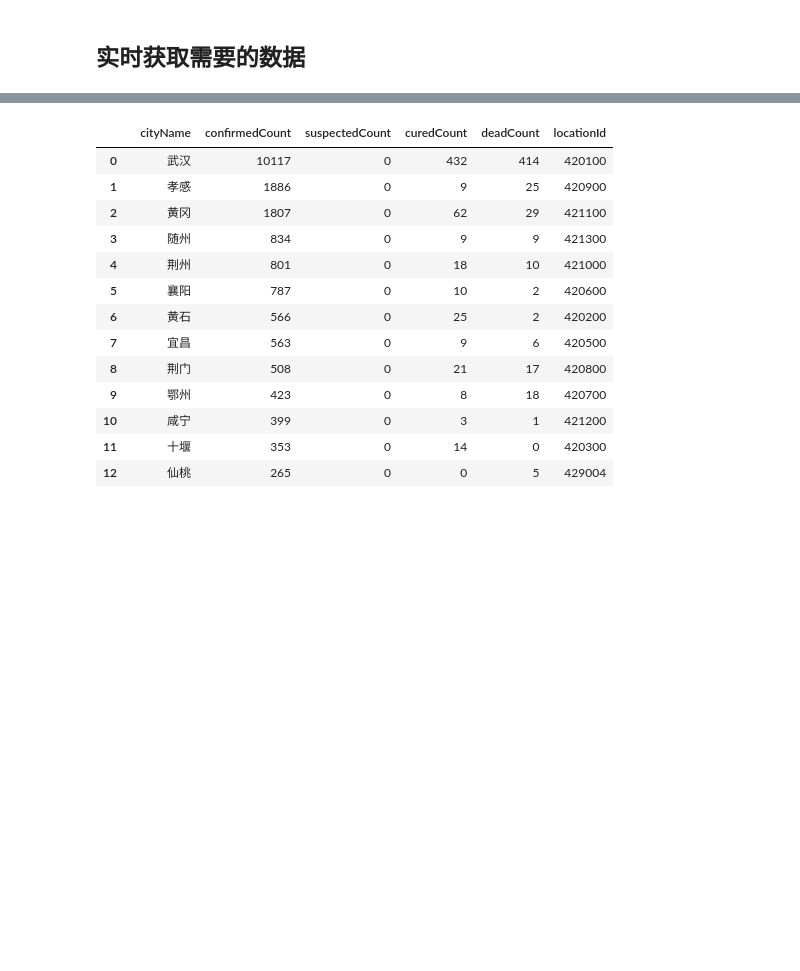
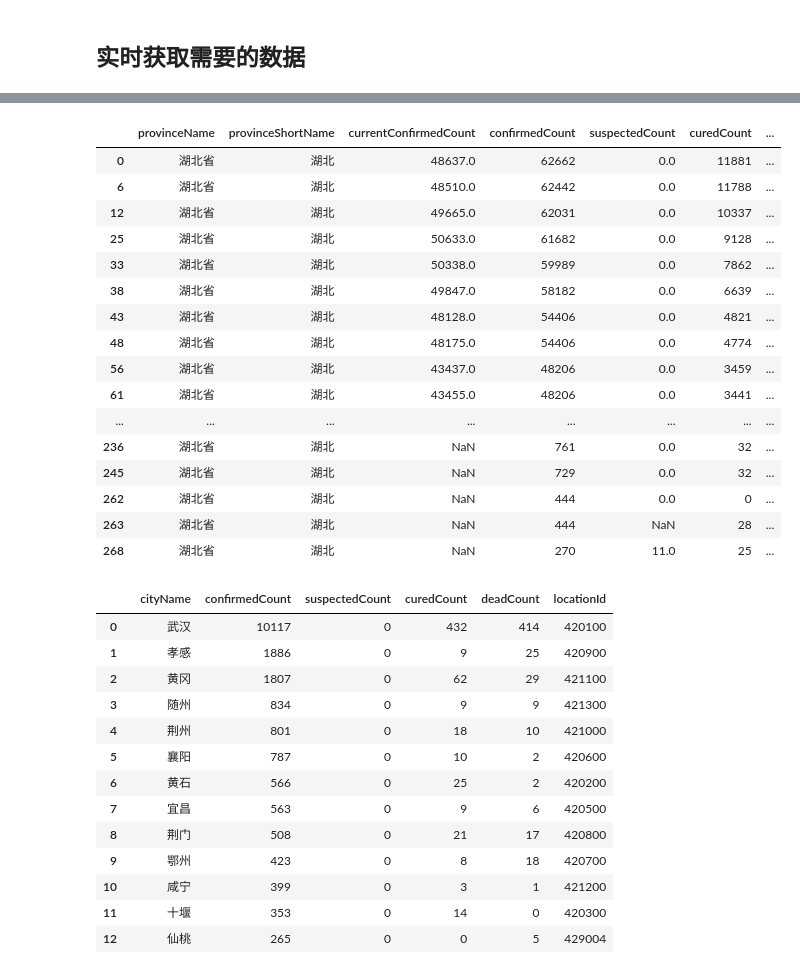
Before and after one commit to AstroJacobLi/2019ncov-pku-nsd, a Jupyter notebook: nCoV-counts-data.ipynb, the cells around one changed output, grey strips where cells are left out. Cells and saved outputs as stored; diff of their text form; code cells hidden in the pictures; blank space fills up the shorter version.

```diff
--- a/nCoV-counts-data.ipynb
+++ b/nCoV-counts-data.ipynb
@@ -81,5 +81,25 @@ area[:3]
 # %%
 df = aggregate_Daily(area)[::-1]
+# %%
+df[::-1]
+# %% [output]
+|  | provinceName | provinceShortName | currentConfirmedCount | confirmedCount | suspectedCount | curedCount | ... |
+| 0 | 湖北省 | 湖北 | 48637.0 | 62662 | 0.0 | 11881 | ... |
+| 6 | 湖北省 | 湖北 | 48510.0 | 62442 | 0.0 | 11788 | ... |
+| 12 | 湖北省 | 湖北 | 49665.0 | 62031 | 0.0 | 10337 | ... |
+| 25 | 湖北省 | 湖北 | 50633.0 | 61682 | 0.0 | 9128 | ... |
+| 33 | 湖北省 | 湖北 | 50338.0 | 59989 | 0.0 | 7862 | ... |
+| 38 | 湖北省 | 湖北 | 49847.0 | 58182 | 0.0 | 6639 | ... |
+| 43 | 湖北省 | 湖北 | 48128.0 | 54406 | 0.0 | 4821 | ... |
+| 48 | 湖北省 | 湖北 | 48175.0 | 54406 | 0.0 | 4774 | ... |
+| 56 | 湖北省 | 湖北 | 43437.0 | 48206 | 0.0 | 3459 | ... |
+| 61 | 湖北省 | 湖北 | 43455.0 | 48206 | 0.0 | 3441 | ... |
+| ... | ... | ... | ... | ... | ... | ... | ... |
+| 236 | 湖北省 | 湖北 | NaN | 761 | 0.0 | 32 | ... |
+| 245 | 湖北省 | 湖北 | NaN | 729 | 0.0 | 32 | ... |
+| 262 | 湖北省 | 湖北 | NaN | 444 | 0.0 | 0 | ... |
+| 263 | 湖北省 | 湖北 | NaN | 444 | NaN | 28 | ... |
+| 268 | 湖北省 | 湖北 | NaN | 270 | 11.0 | 25 | ... |
 # %%
 mask = df['updateDate'] == datetime.date(year=2020, month=2, day=5)
 city = parse_city(df[mask]['cities'])
```
Also changed, not shown: parts of 6 cells of this notebook, 2 other files.
